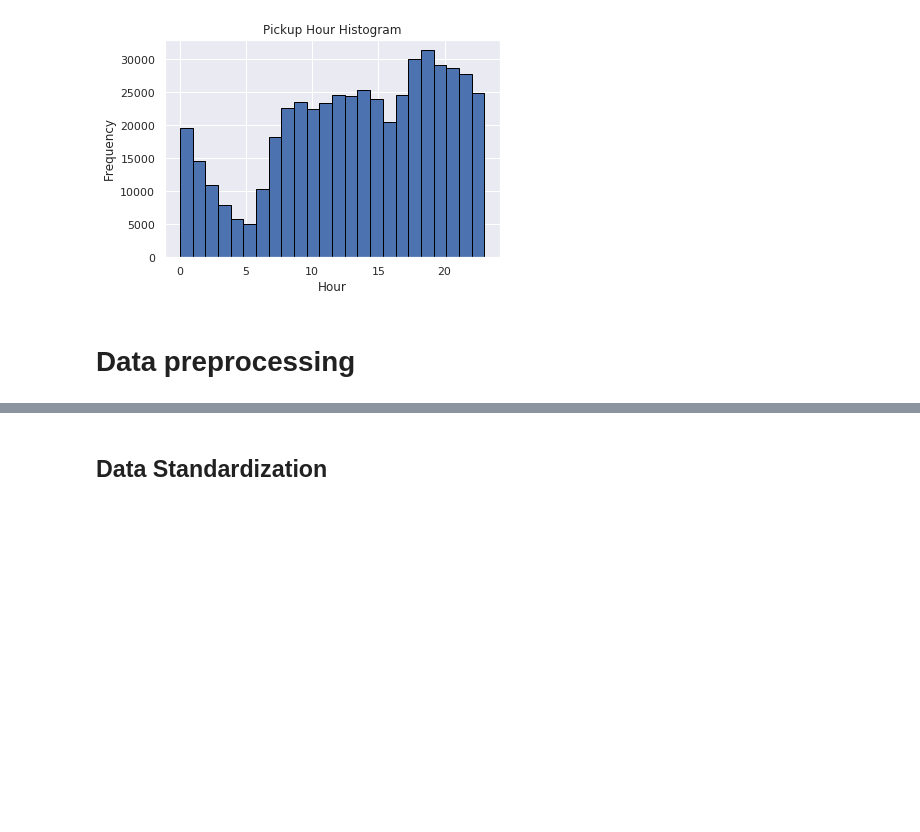
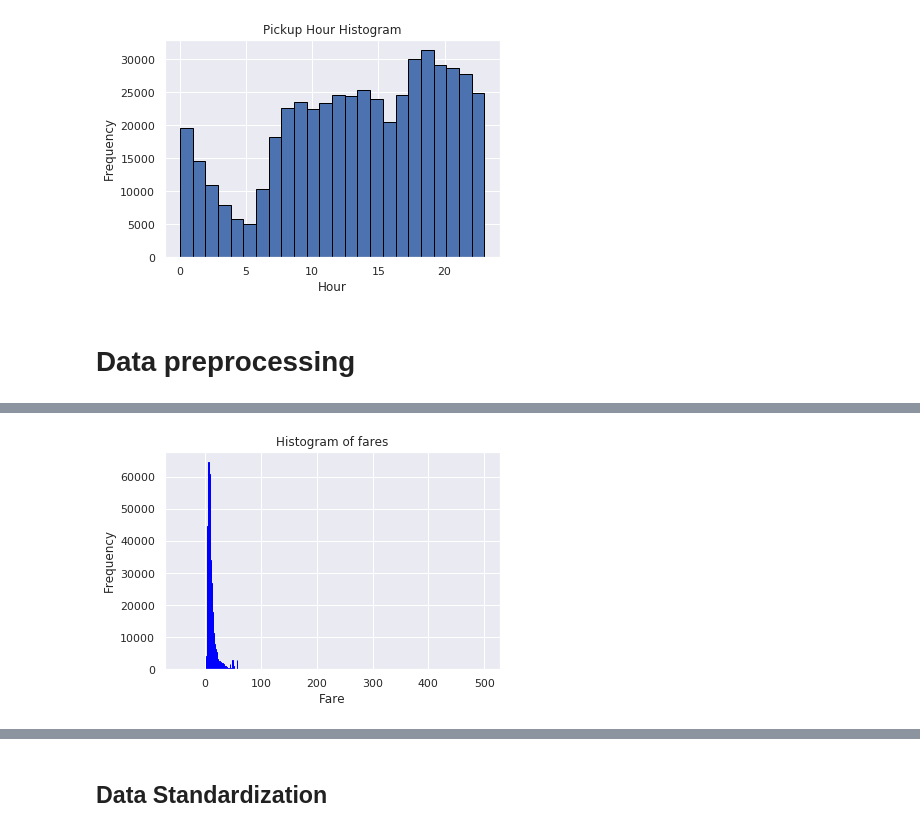
Before and after one commit to Rezwanul-Haque/neural_network_projects, a Jupyter notebook: taxi_fares_problem/taxi_fares_prediction/taxi_fares_prediction.ipynb, the cells around one changed output, grey strips where cells are left out. Drawn from its saved outputs; the diff is of its cells as text; code cells hidden in the pictures; blank space fills up the shorter version.

Commit message:
data preprocessing added.

```diff
--- a/taxi_fares_problem/taxi_fares_prediction/taxi_fares_prediction.ipynb
+++ b/taxi_fares_problem/taxi_fares_prediction/taxi_fares_prediction.ipynb
@@ -186,0 +197,3 @@ Outcome: 500
+# %%
+# We can remove the data as it's only 0.001% of the total data
+df = df.dropna()
@@ -186,0 +216,16 @@ Outcome: 500
+# %%
+# For better understanding we can use histogram
+df['fare_amount'].plot.hist(bins=500, ec='blue')
+plt.xlabel('Fare')
+plt.title("Histogram of fares")
+plt.show()
+
+## Insight:
+# we can observe from the histogram is that
+# there is a small spike in fares around $50. Could this be a fixed fare from a
+# specific location? Cities usually implement fixed fares for trips to and from
+# airports. A quick Google search tells us that trips to and from JFK airport
+# incurs a flat fare of $52 plus tolls. This could be the reason for the spike in the
+# histogram around $50!
+# %% [output]
+[figure, added]
```
Also changed, not shown: parts of 30 cells of this notebook, 1 other file.
